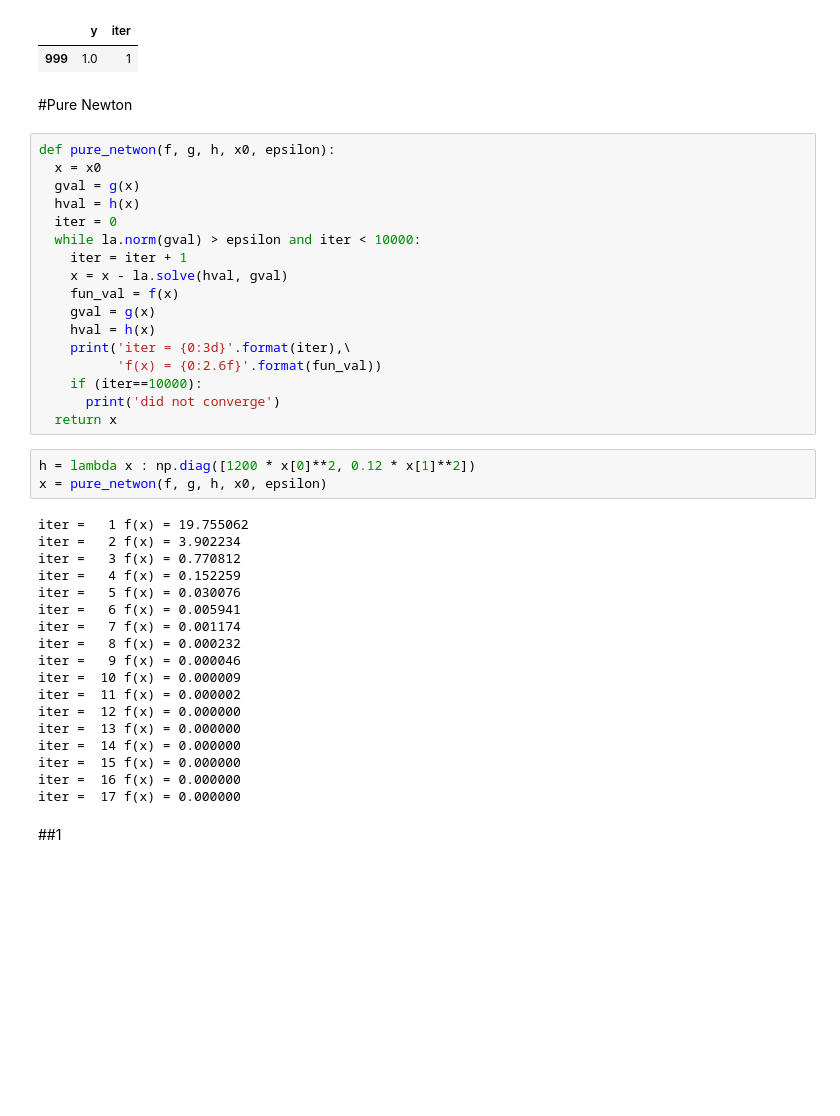
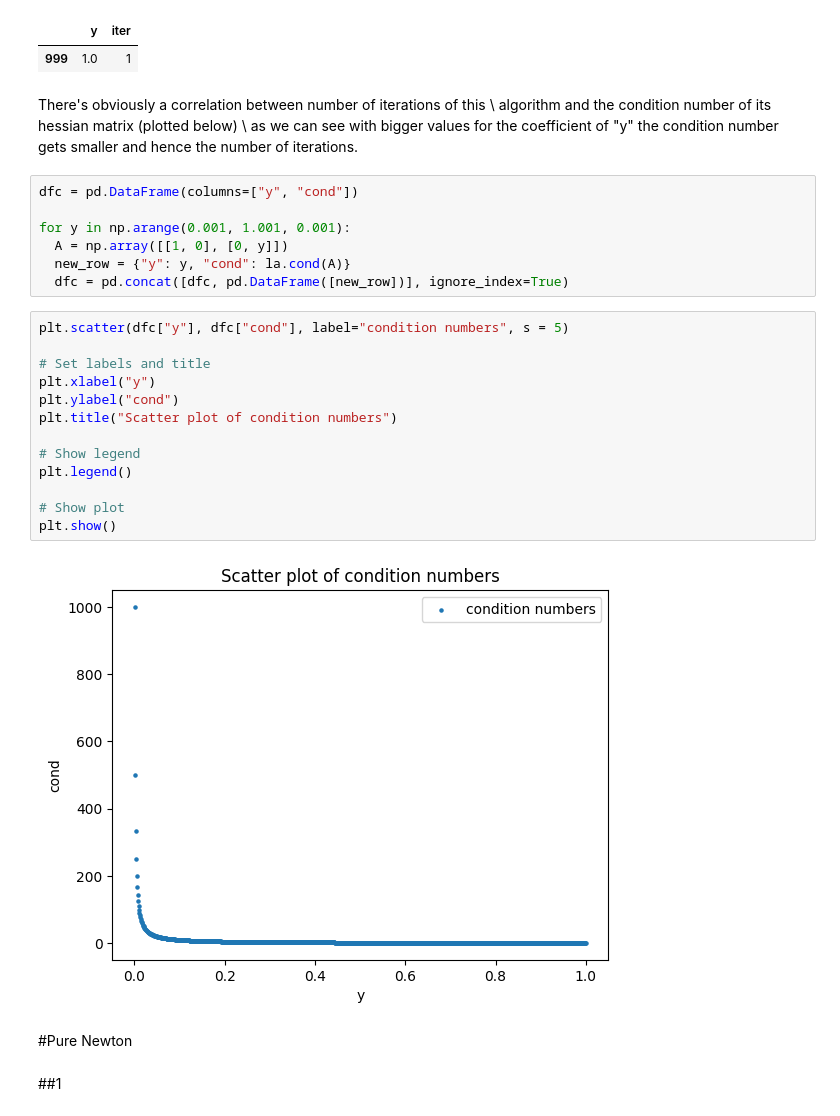
Before and after one commit to garfield-gray/Optimization, a Jupyter notebook: NonConvex/gradient_method.ipynb, the cells around one changed output. Drawn from its saved outputs; the diff is of its cells as text; blank space fills up the shorter version.

```diff
--- a/NonConvex/gradient_method.ipynb
+++ b/NonConvex/gradient_method.ipynb
@@ -134,45 +137,33 @@ dfy.where(dfy['iter']==dfy['iter'].min()).dropna()
 # %% [output]
 |  | y | iter |
 | 999 | 1.0 | 1 |
+# %% [markdown]
+There's obviously a correlation between number of iterations of this \\
+algorithm and the condition number of its hessian matrix (plotted below) \\
+as we can see with bigger values for the coefficient of "y" the condition number gets smaller and hence the number of iterations.
+# %%
+dfc = pd.DataFrame(columns=["y", "cond"])
+
+for y in np.arange(0.001, 1.001, 0.001):
+  A = np.array([[1, 0], [0, y]])
+  new_row = {"y": y, "cond": la.cond(A)}
+  dfc = pd.concat([dfc, pd.DataFrame([new_row])], ignore_index=True)
+# %%
+plt.scatter(dfc["y"], dfc["cond"], label="condition numbers", s = 5)
+
+# Set labels and title
+plt.xlabel("y")
+plt.ylabel("cond")
+plt.title("Scatter plot of condition numbers")
+
+# Show legend
+plt.legend()
+
+# Show plot
+plt.show()
+# %% [output]
+[figure, added]
 # %% [markdown]
 #Pure Newton
-# %%
-def pure_netwon(f, g, h, x0, epsilon):
-  x = x0
-  gval = g(x)
-  hval = h(x)
-  iter = 0
-  while la.norm(gval) > epsilon and iter < 10000:
-    iter = iter + 1
-    x = x - la.solve(hval, gval)
-    fun_val = f(x)
-    gval = g(x)
-    hval = h(x)
-    print('iter = {0:3d}'.format(iter),\
-          'f(x) = {0:2.6f}'.format(fun_val))
-    if (iter==10000):
-      print('did not converge')
-  return x
-# %%
-h = lambda x : np.diag([1200 * x[0]**2, 0.12 * x[1]**2])
-x = pure_netwon(f, g, h, x0, epsilon)
-# %% [output]
-iter =   1 f(x) = 19.755062
-iter =   2 f(x) = 3.902234
-iter =   3 f(x) = 0.770812
-iter =   4 f(x) = 0.152259
-iter =   5 f(x) = 0.030076
-iter =   6 f(x) = 0.005941
-iter =   7 f(x) = 0.001174
-iter =   8 f(x) = 0.000232
-iter =   9 f(x) = 0.000046
-iter =  10 f(x) = 0.000009
-iter =  11 f(x) = 0.000002
-iter =  12 f(x) = 0.000000
-iter =  13 f(x) = 0.000000
-iter =  14 f(x) = 0.000000
-iter =  15 f(x) = 0.000000
-iter =  16 f(x) = 0.000000
-iter =  17 f(x) = 0.000000
 # %% [markdown]
 ##1
```
Also changed, not shown: parts of 14 cells of this notebook.
